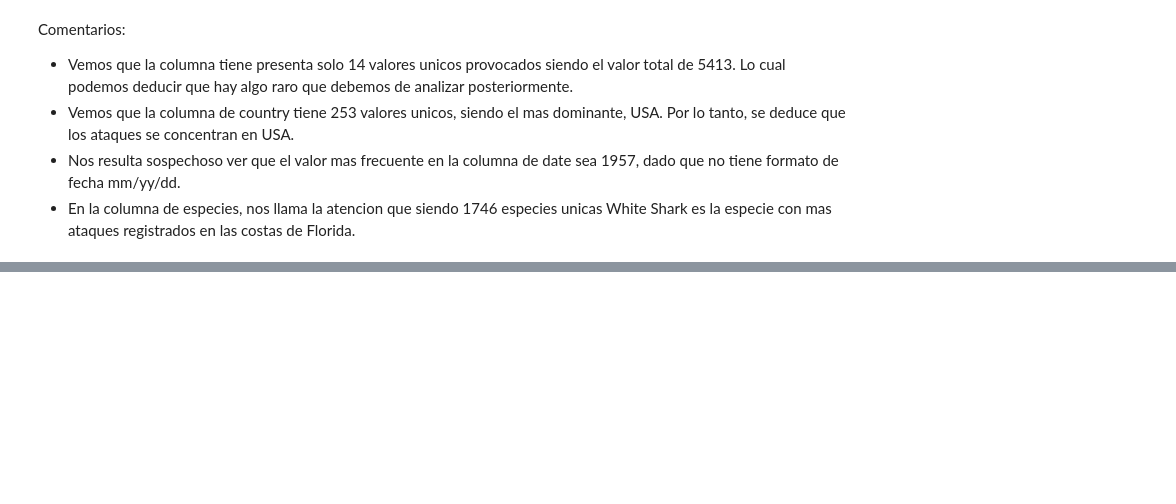
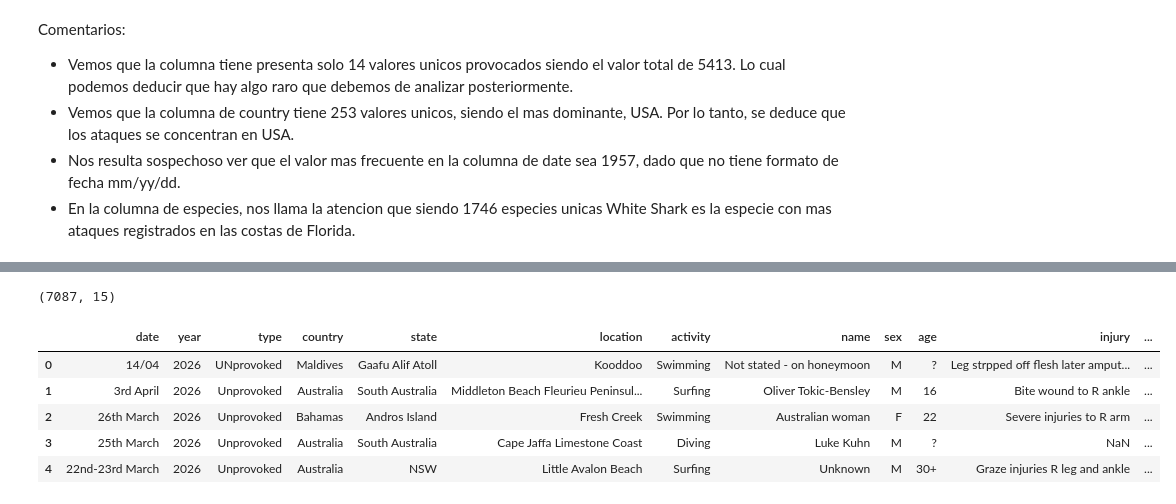
Before and after one commit to roizherrerapilar-hub/Mini-project---Shark-Attacks, a Jupyter notebook: Notebook.ipynb, the cells around one changed output, grey strips where cells are left out. Cells and saved outputs as stored; diff of their text form; code cells hidden in the pictures; blank space fills up the shorter version.

```diff
--- a/Notebook.ipynb
+++ b/Notebook.ipynb
@@ -12,5 +15,9 @@ Note: you may need to restart the kernel to use updated packages.
 
 import pandas as pd
 
-df = pd.read_csv('https://raw.githubusercontent.com/roizherrerapilar-hub/Mini-project---Shark-Attacks/refs/heads/main/Shark_Attacks_Dataset.csv', sep=';')
+#url = "https://raw.githubusercontent.com/roizherrerapilar-hub/Mini-project---Shark-Attacks/main/Shark_Attacks_Dataset.csv"
+
+df = pd.read_csv('Dataset_CSV.csv', sep=';')
 pd.set_option('display.max_columns', None) #Con esta funcion vemos todas las columnas que tiene el archivo
+
+df.head()
@@ -112,0 +158,4 @@ Comentarios:
+# %%
+#2. Valores duplicados
+df = df.drop_duplicates()
+df.head()
@@ -112,0 +169,18 @@ Comentarios:
+# %%
+df.shape
+
+#Vemos que el dataframe se ha reducido de (39196, 255) a (7087, 15)
+# %% [output]
+(7087, 15)
+# %%
+#3. Manipulacion de strings
+#Poner los nombres de las columnas en minuscula
+df.columns = df.columns.str.lower()
+df.head()
+# %% [output]
+|  | date | year | type | country | state | location | activity | name | sex | age | injury | ... |
+| 0 | 14/04 | 2026 | UNprovoked | Maldives | Gaafu Alif Atoll | Kooddoo | Swimming | Not stated - on honeymoon | M | ? | Leg strpped off flesh later amput... | ... |
+| 1 | 3rd April | 2026 | Unprovoked | Australia | South Australia | Middleton Beach Fleurieu Peninsul... | Surfing | Oliver Tokic-Bensley | M | 16 | Bite wound to R ankle | ... |
+| 2 | 26th March | 2026 | Unprovoked | Bahamas | Andros Island | Fresh Creek | Swimming | Australian woman | F | 22 | Severe injuries to R arm | ... |
+| 3 | 25th March | 2026 | Unprovoked | Australia | South Australia | Cape Jaffa Limestone Coast | Diving | Luke Kuhn | M | ? | NaN | ... |
+| 4 | 22nd-23rd March | 2026 | Unprovoked | Australia | NSW | Little Avalon Beach | Surfing | Unknown | M | 30+ | Graze injuries R leg and ankle | ... |
```
Also changed, not shown: parts of 9 cells of this notebook.
